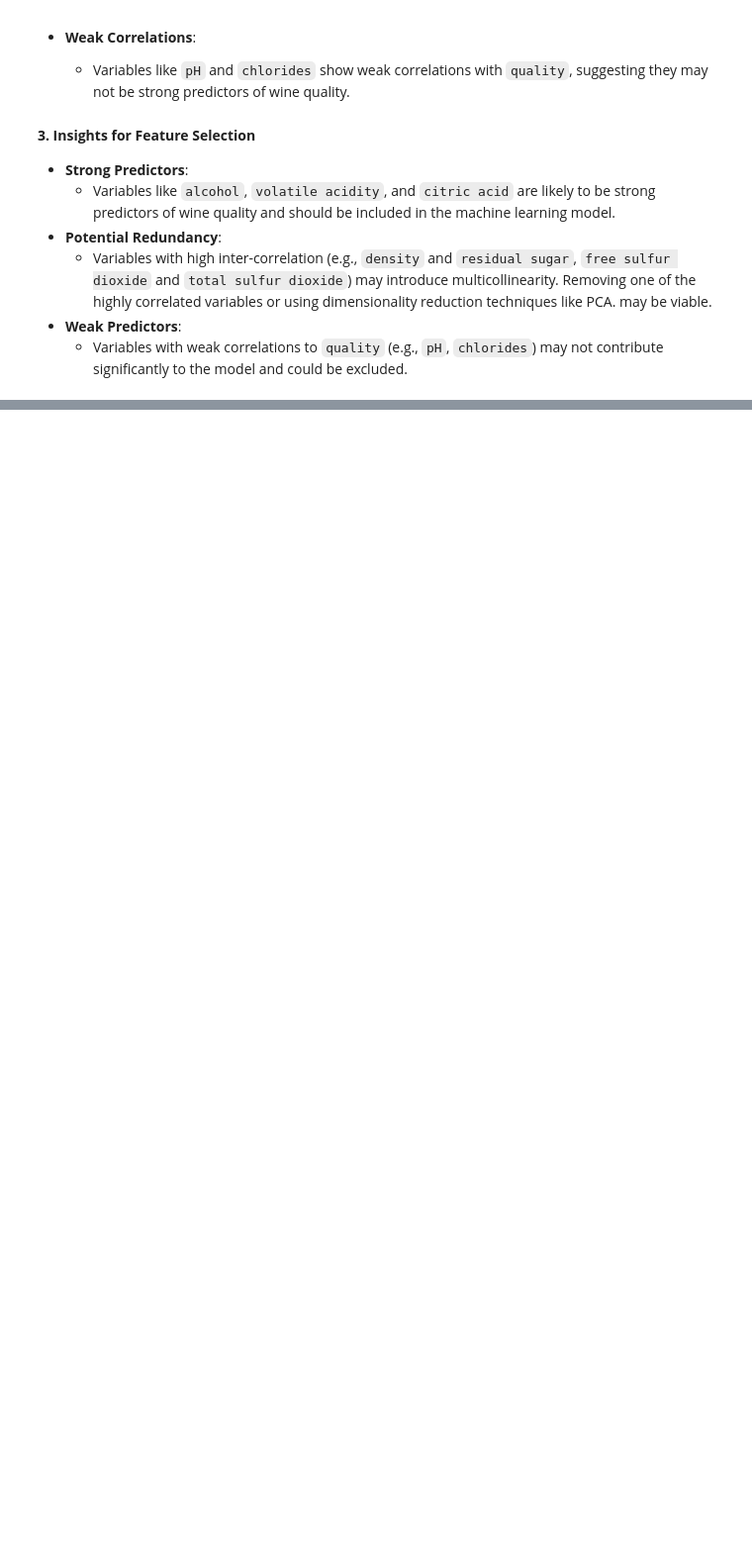
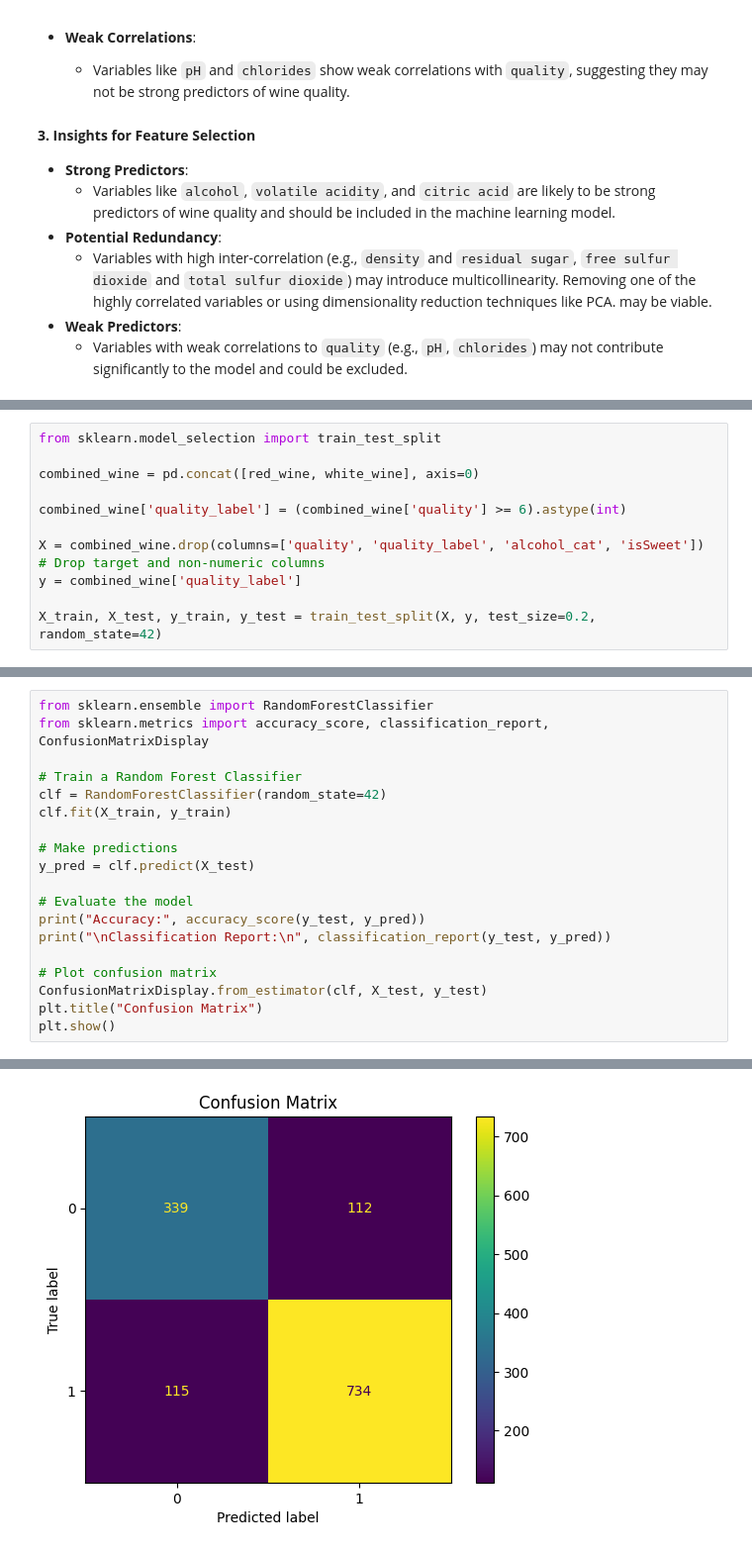
Before and after one commit to noahsaa100/Wine-Analysis, a Jupyter notebook: wine_analysis.ipynb, the cells around one changed output, grey strips where cells are left out. Shown: that part at 99% size. Drawn from its saved outputs; the diff is of its cells as text; blank space fills up the shorter version.

Commit message:
created ML models

```diff
--- a/wine_analysis.ipynb
+++ b/wine_analysis.ipynb
@@ -382,0 +397,11 @@ plt.show()
+# %%
+from sklearn.model_selection import train_test_split
+
+combined_wine = pd.concat([red_wine, white_wine], axis=0)
+
+combined_wine['quality_label'] = (combined_wine['quality'] >= 6).astype(int)
+
+X = combined_wine.drop(columns=['quality', 'quality_label', 'alcohol_cat', 'isSweet'])  # Drop target and non-numeric columns
+y = combined_wine['quality_label']
+
+X_train, X_test, y_train, y_test = train_test_split(X, y, test_size=0.2, random_state=42)
@@ -382,0 +415,20 @@ plt.show()
+# %%
+from sklearn.ensemble import RandomForestClassifier
+from sklearn.metrics import accuracy_score, classification_report, ConfusionMatrixDisplay
+
+# Train a Random Forest Classifier
+clf = RandomForestClassifier(random_state=42)
+clf.fit(X_train, y_train)
+
+# Make predictions
+y_pred = clf.predict(X_test)
+
+# Evaluate the model
+print("Accuracy:", accuracy_score(y_test, y_pred))
+print("\nClassification Report:\n", classification_report(y_test, y_pred))
+
+# Plot confusion matrix
+ConfusionMatrixDisplay.from_estimator(clf, X_test, y_test)
+plt.title("Confusion Matrix")
+plt.show()
+# %% [output]
@@ -382,0 +446 @@ plt.show()
+[figure, added]
```
Also changed, not shown: parts of 10 cells of this notebook.
